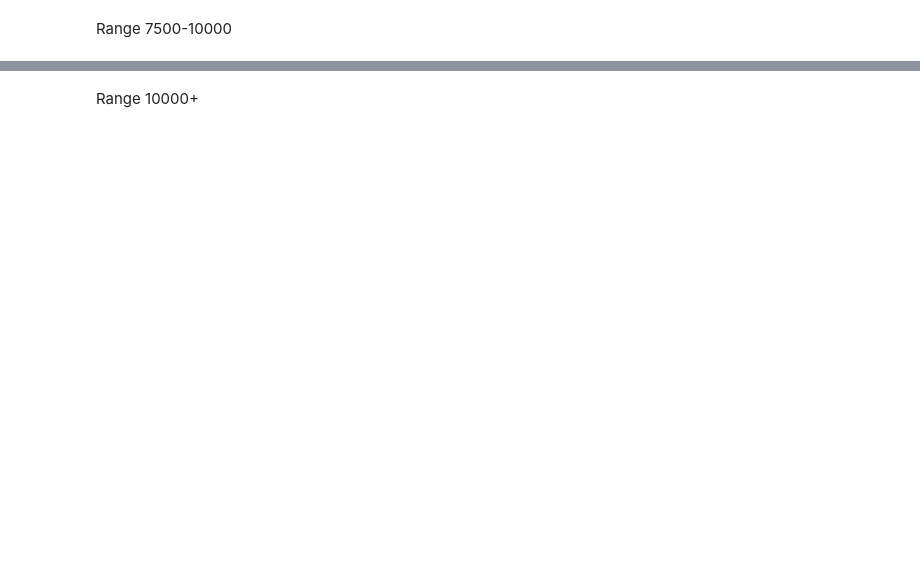
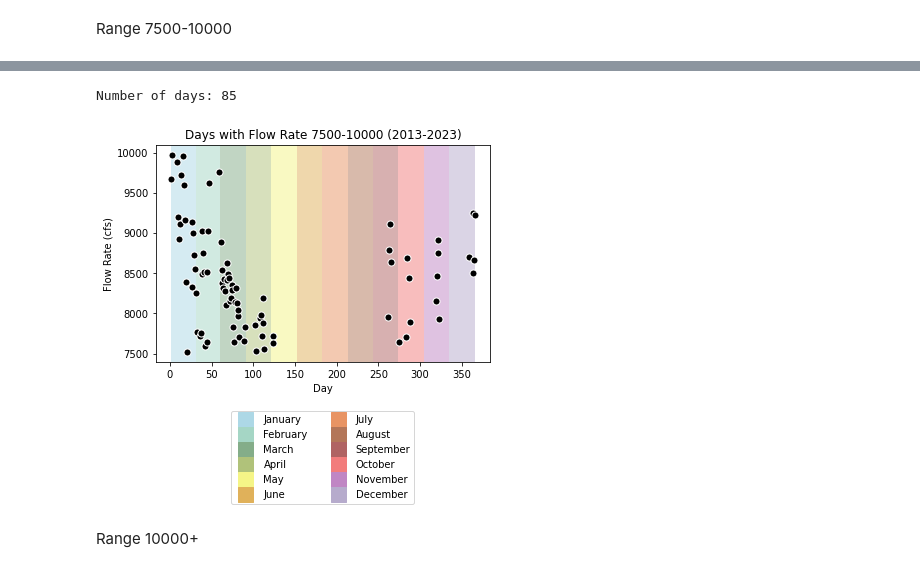
Before and after one commit to annahollandkeener/L-D2, a Jupyter notebook: L&D.ipynb, the cells around one changed output, grey strips where cells are left out. Saved outputs shown, nothing was run; the diff lists cells and outputs as text; code cells hidden in the pictures; blank space fills up the shorter version.

```diff
--- a/L&D.ipynb
+++ b/L&D.ipynb
@@ -261,17 +261,19 @@ legend_entries = [
     plt.Line2D([0], [0], marker='s', color='#b06363', label='September', markersize=15, linestyle='None'),
     plt.Line2D([0], [0], marker='s', color='#f27c7c', label='October', markersize=15, linestyle='None'),
     plt.Line2D([0], [0], marker='s', color='#c086c4', label='November', markersize=15, linestyle='None'),
+    plt.Line2D([0], [0], marker='s', color='#b6abcc', label='December', markersize=15, linestyle='None'),
+
 ]
-
-plt.axvspan(1, 31, facecolor='lightblue', alpha=0.5) #jan
-plt.axvspan(31, 60, facecolor="#a5d6c5", alpha=.5) #feb
-plt.axvspan(60, 91, facecolor="#84ad89", alpha=0.5) #mar
-plt.axvspan(91, 121, facecolor="#b0c27a", alpha=0.5) #apr
-plt.axvspan(121, 152, facecolor="#f5f587", alpha=0.5) #may
-plt.axvspan(152, 182, facecolor="#e0b15a", alpha=0.5) #jun
-plt.axvspan(182, 213, facecolor="#e89464", alpha=0.5) #jul
-plt.axvspan(213, 244, facecolor="#b37659", alpha=0.5) #aug
-plt.axvspan(244, 274, facecolor="#b06363", alpha=0.5) #sep
-plt.axvspan(274, 305, facecolor="#f27c7c", alpha=0.5) #oct
-plt.axvspan(305, 335, facecolor="#c086c4", alpha=0.5) #nov
-plt.axvspan(335, 366, facecolor="#b6abcc", alpha=0.5) #dec
+def monthColors(plot):
+    plt.axvspan(1, 31, facecolor='lightblue', alpha=0.5) #jan
+    plt.axvspan(31, 60, facecolor="#a5d6c5", alpha=.5) #feb
+    plt.axvspan(60, 91, facecolor="#84ad89", alpha=0.5) #mar
+    plt.axvspan(91, 121, facecolor="#b0c27a", alpha=0.5) #apr
+    plt.axvspan(121, 152, facecolor="#f5f587", alpha=0.5) #may
+    plt.axvspan(152, 182, facecolor="#e0b15a", alpha=0.5) #jun
+    plt.axvspan(182, 213, facecolor="#e89464", alpha=0.5) #jul
+    plt.axvspan(213, 244, facecolor="#b37659", alpha=0.5) #aug
+    plt.axvspan(244, 274, facecolor="#b06363", alpha=0.5) #sep
+    plt.axvspan(274, 305, facecolor="#f27c7c", alpha=0.5) #oct
+    plt.axvspan(305, 335, facecolor="#c086c4", alpha=0.5) #nov
+    plt.axvspan(335, 366, facecolor="#b6abcc", alpha=0.5) #dec
@@ -583,2 +473,21 @@ Number of days: 85
+# %%
+plt.scatter(range7500_10000df['Day'], range7500_10000df['Flow'], label='Scatter Plot', marker='o', edgecolor='white',color='black', linestyle='None', zorder=2, s=50)
+plt.title("Days with Flow Rate 7500-10000 (2013-2023)")
+plt.xlabel("Day")
+plt.ylabel("Flow Rate (cfs)")
+
+monthColors(plt)
+
+plt.legend(handles=legend_entries, bbox_to_anchor=(0.5, -0.2), loc='upper center', ncol=2)
+
+print("Number of days: " + str(len(range7500_10000df)))
+
+plt.show()
+
+
+#display(range7500_10000df)
+# %% [output]
+Number of days: 85
+[figure, added]
 # %% [markdown]
 Range 10000+
```
Also changed, not shown: parts of 16 cells of this notebook.
